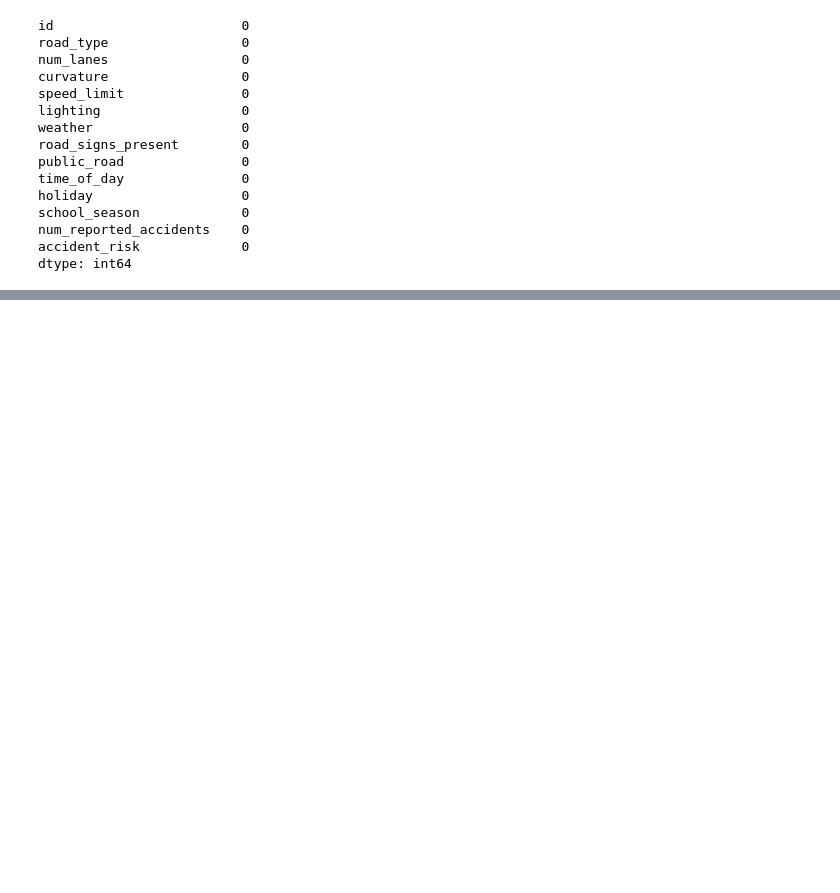
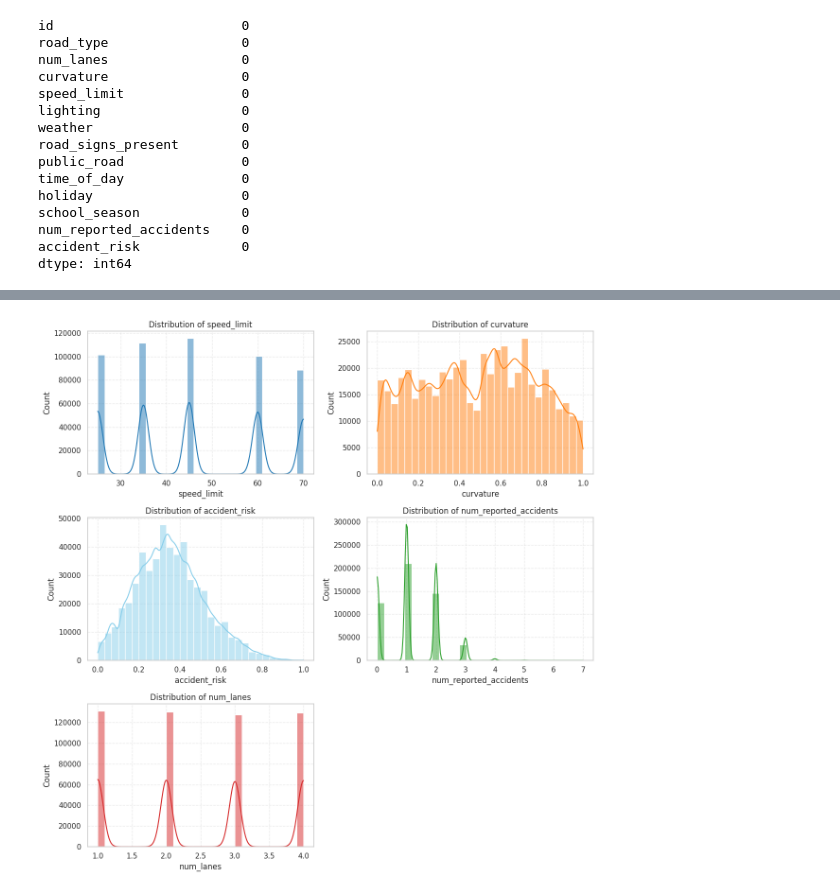
Before and after one commit to assil-barhoumi/accident-risk-prediction, a Jupyter notebook: accident_risk_prediction.ipynb, the cells around one changed output, grey strips where cells are left out. Drawn from its saved outputs; the diff is of its cells as text; code cells hidden in the pictures; blank space fills up the shorter version.

```diff
--- a/accident_risk_prediction.ipynb
+++ b/accident_risk_prediction.ipynb
@@ -76,0 +119,24 @@ dtype: int64
+# %%
+num_features = [
+    'speed_limit', 'curvature', 'accident_risk',
+    'num_reported_accidents', 'num_lanes'
+]
+
+colors = ['#1f77b4', '#ff7f0e', '#87ceeb', '#2ca02c', '#d62728']
+
+fig, axes = plt.subplots(3, 2, figsize=(12, 12))
+axes = axes.flatten()
+
+for i, col in enumerate(num_features):
+    sns.histplot(train[col], bins=30, kde=True, color=colors[i], ax=axes[i])
+    axes[i].set_title(f"Distribution of {col}", fontsize=12)
+    axes[i].set_xlabel(col)
+    axes[i].set_ylabel("Count")
+    axes[i].grid(True, linestyle='--', alpha=0.4)
+
+fig.delaxes(axes[-1])
+
+plt.tight_layout()
+plt.show()
+# %% [output]
+[figure, added]
```
Also changed, not shown: parts of 7 cells of this notebook.
